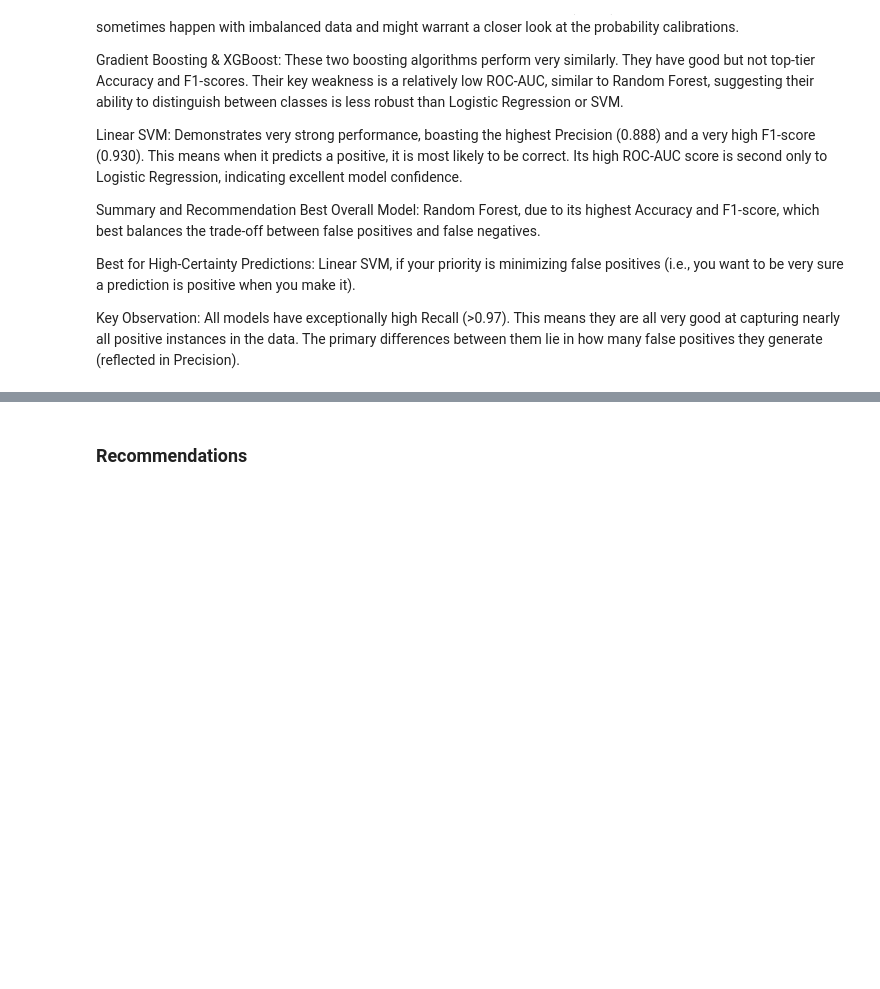
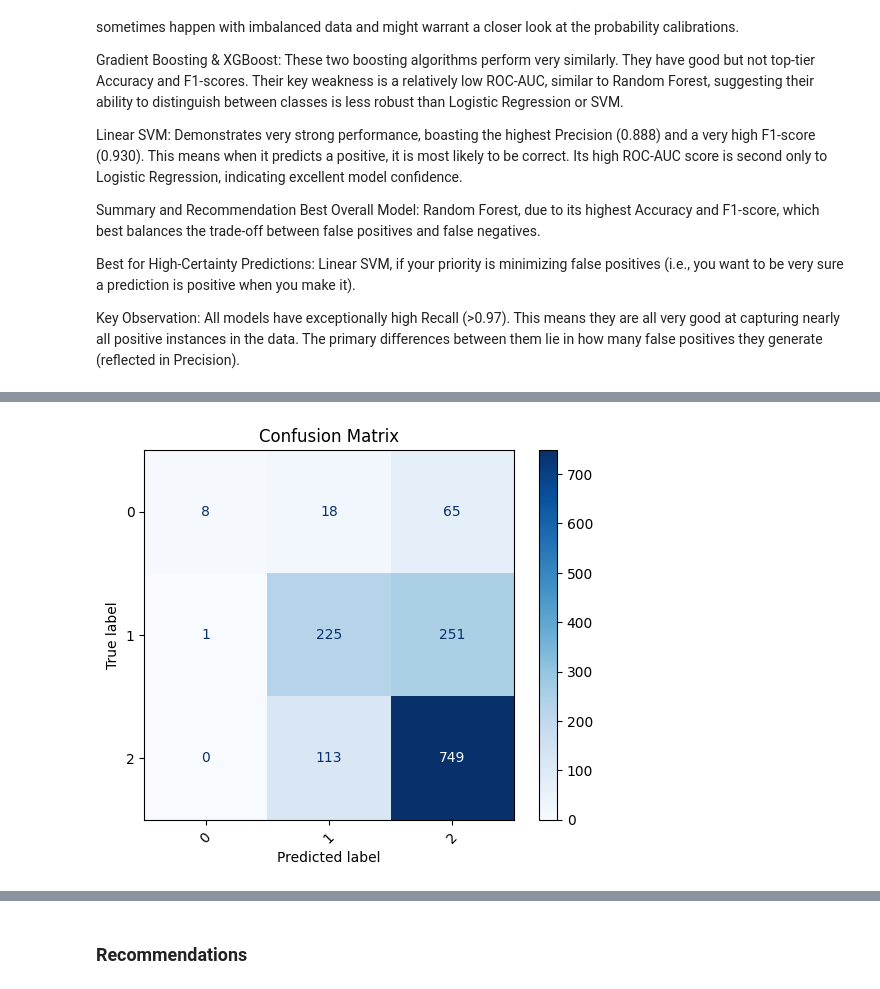
Before and after one commit to WamuyuGitz/Twitter-sentiment-analysis-of-apple-and-Google-products, a Jupyter notebook: notebooks/exploratory/data_understanding.ipynb, the cells around one changed output, grey strips where cells are left out. Drawn from its saved outputs; the diff is of its cells as text; code cells hidden in the pictures; blank space fills up the shorter version.

Commit message:
adding Multiclass classification

```diff
--- a/notebooks/exploratory/data_understanding.ipynb
+++ b/notebooks/exploratory/data_understanding.ipynb
@@ -1307,0 +1344,3 @@ Key Observation: All models have exceptionally high Recall (>0.97). This means t
+# %%
+multi_df = text_cleaned[text_cleaned["emotion"].isin(['positive', 'negative','neutral'])]
+multi_df
@@ -1307,0 +1361,10 @@ Key Observation: All models have exceptionally high Recall (>0.97). This means t
+# %%
+X_multi = multi_df["cleaned_tweets"]
+y_multi = multi_df["emotion"]
+
+y_multi = y_multi.map({'negative': 0, 'positive': 1, 'neutral': 2})
+
+
+Xmultib_train, Xmultib_test, ymultib_train, ymultib_test = train_test_split(
+    X_multi, y_multi, test_size=0.2, random_state=42, stratify=y_multi
+)
@@ -1307,0 +1373,4 @@ Key Observation: All models have exceptionally high Recall (>0.97). This means t
+# %%
+Xmultib_temp, Xmultib_val, ymultib_temp, ymultib_val= train_test_split(
+    Xmultib_train, ymultib_train, test_size=0.2, random_state=42, stratify=ymultib_train
+)
@@ -1307,0 +1379,15 @@ Key Observation: All models have exceptionally high Recall (>0.97). This means t
+# %%
+sentiment_pipeline = Pipeline([
+    ("tfidf", TfidfVectorizer(max_features=5000, ngram_range=(1,2))),
+    ("clf", LogisticRegression(max_iter=1000))
+])
+
+# Fit pipeline
+sentiment_pipeline.fit(Xmultib_temp, ymultib_temp)
+
+# Predictions
+y_pred = sentiment_pipeline.predict(Xmultib_val)
+
+# Evaluation
+print("Classification Report:\n", classification_report(ymultib_val, y_pred))
+print("Confusion Matrix:\n", confusion_matrix(ymultib_val, y_pred))
@@ -1307,0 +1410,12 @@ Key Observation: All models have exceptionally high Recall (>0.97). This means t
+# %%
+from sklearn.metrics import confusion_matrix, ConfusionMatrixDisplay
+
+y_pred = sentiment_pipeline.predict(Xmultib_val)
+cm = confusion_matrix(ymultib_val, y_pred)
+labels = sentiment_pipeline.classes_
+disp = ConfusionMatrixDisplay(confusion_matrix=cm, display_labels=labels)
+disp.plot(cmap="Blues", values_format="d", xticks_rotation=45)
+plt.title("Confusion Matrix")
+plt.show()
+# %% [output]
+[figure, added]
```
Also changed, not shown: parts of 47 cells of this notebook.
